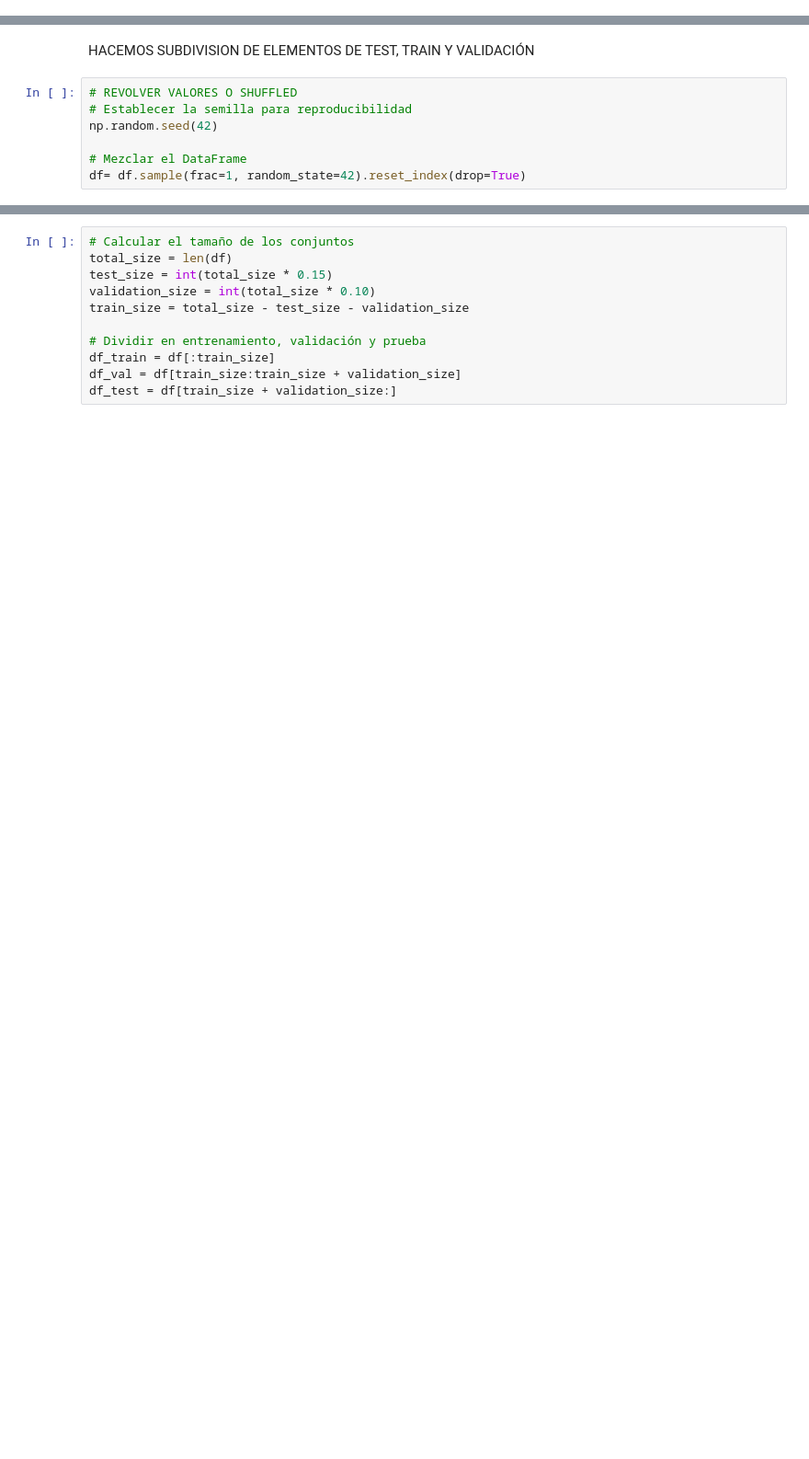
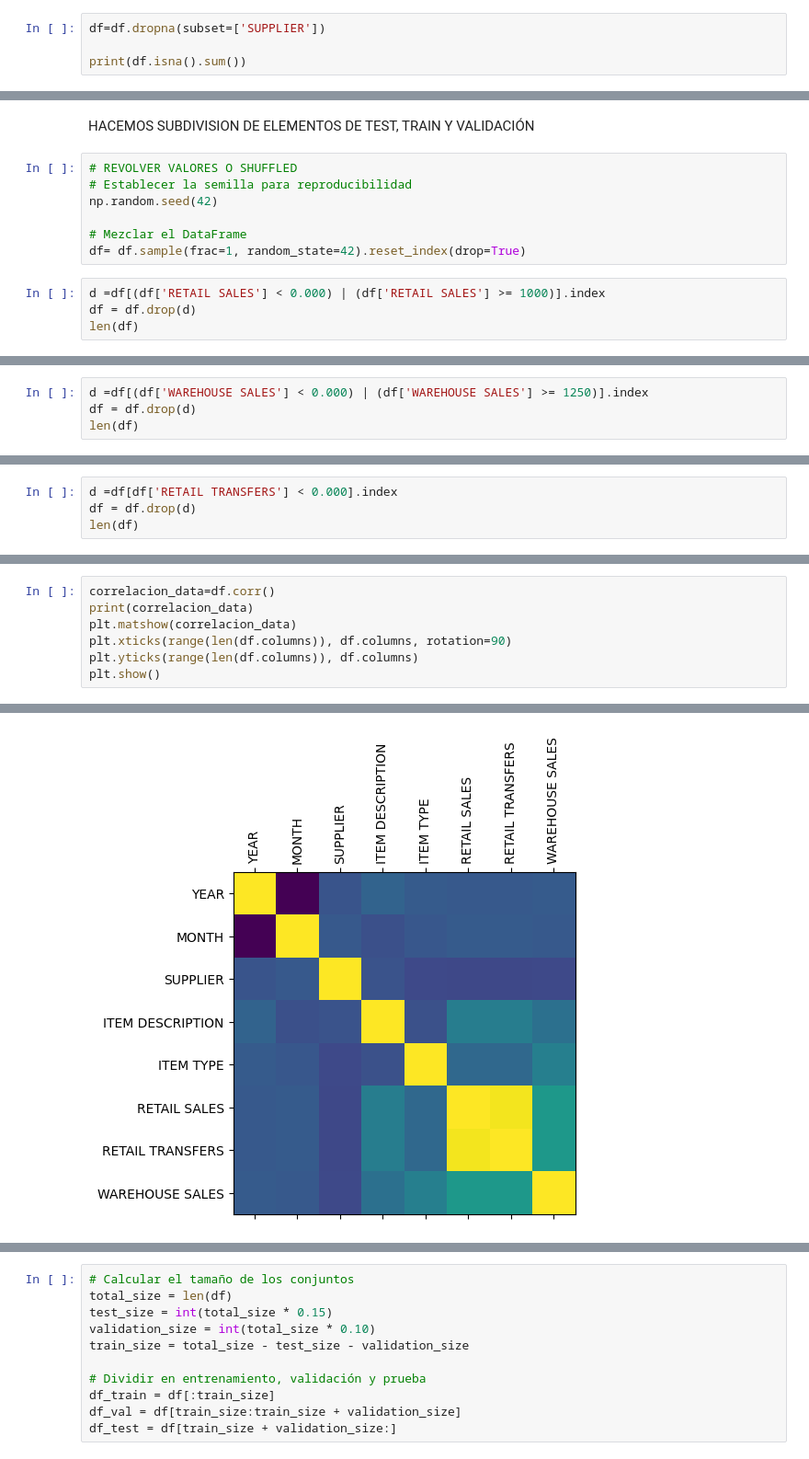
Before and after one commit to KOKAS-3o14TOS/-Machine_Learning-, a Jupyter notebook: DATASET_RETAIL_SALES/RETAIL_SALES.ipynb, the cells around one changed output, grey strips where cells are left out. Shown at 92% size. Drawn from its saved outputs; the diff is of its cells as text; blank space fills up the shorter version.

```diff
--- a/DATASET_RETAIL_SALES/RETAIL_SALES.ipynb
+++ b/DATASET_RETAIL_SALES/RETAIL_SALES.ipynb
@@ -203,0 +218,4 @@ EVALUAR SUPPLIER Y CAMBIAR LOS 164 ELEMENTOS PARA NO PERDER MUESTRAS, EN CASO DE
+# %%
+df=df.dropna(subset=['SUPPLIER'])
+
+print(df.isna().sum())
@@ -310,3 +308,7 @@ np.random.seed(42)
 
 # Mezclar el DataFrame
 df= df.sample(frac=1, random_state=42).reset_index(drop=True)
+# %%
+d =df[(df['RETAIL SALES'] < 0.000) | (df['RETAIL SALES'] >= 1000)].index
+df = df.drop(d)
+len(df)
@@ -312,0 +317,4 @@ df= df.sample(frac=1, random_state=42).reset_index(drop=True)
+# %%
+d =df[(df['WAREHOUSE SALES'] < 0.000) | (df['WAREHOUSE SALES'] >= 1250)].index
+df = df.drop(d)
+len(df)
@@ -312,0 +323,4 @@ df= df.sample(frac=1, random_state=42).reset_index(drop=True)
+# %%
+d =df[df['RETAIL TRANSFERS'] < 0.000].index
+df = df.drop(d)
+len(df)
@@ -312,0 +384,8 @@ df= df.sample(frac=1, random_state=42).reset_index(drop=True)
+# %%
+correlacion_data=df.corr()
+print(correlacion_data)
+plt.matshow(correlacion_data)
+plt.xticks(range(len(df.columns)), df.columns, rotation=90)
+plt.yticks(range(len(df.columns)), df.columns)
+plt.show()
+# %% [output]
@@ -312,0 +411 @@ df= df.sample(frac=1, random_state=42).reset_index(drop=True)
+[figure, added]
```
Also changed, not shown: parts of 45 cells of this notebook.
